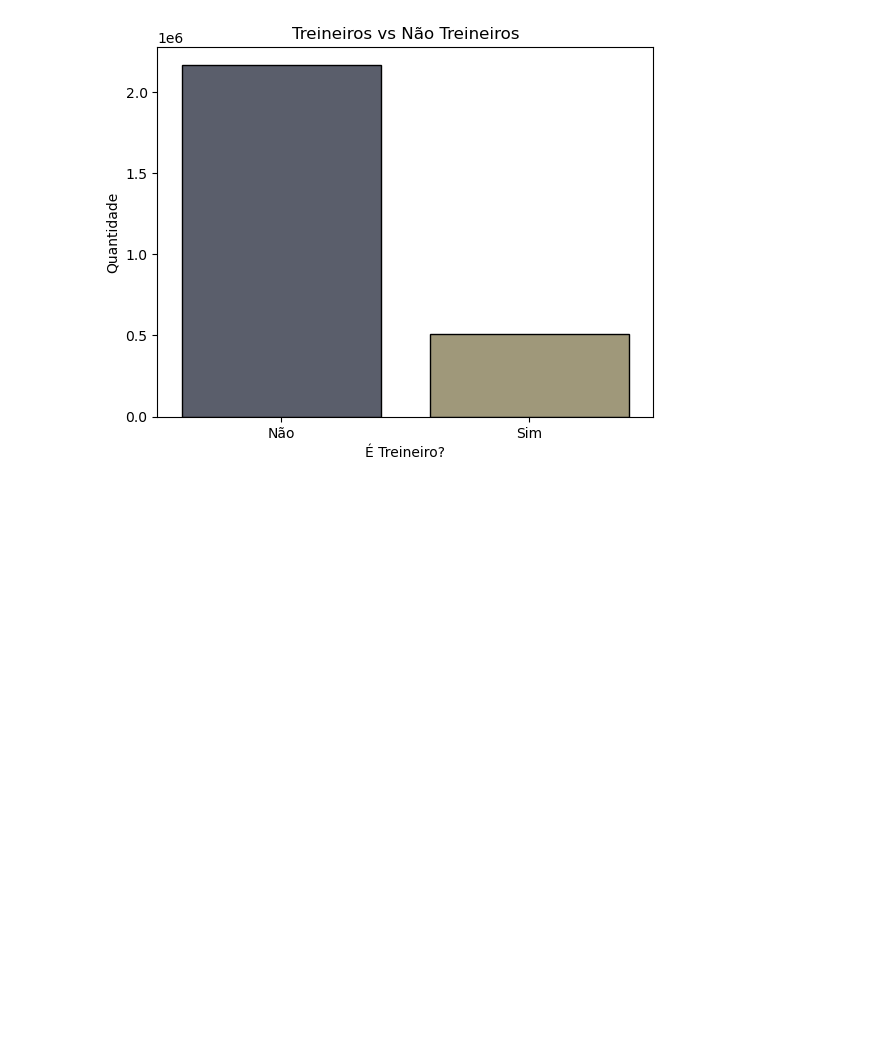
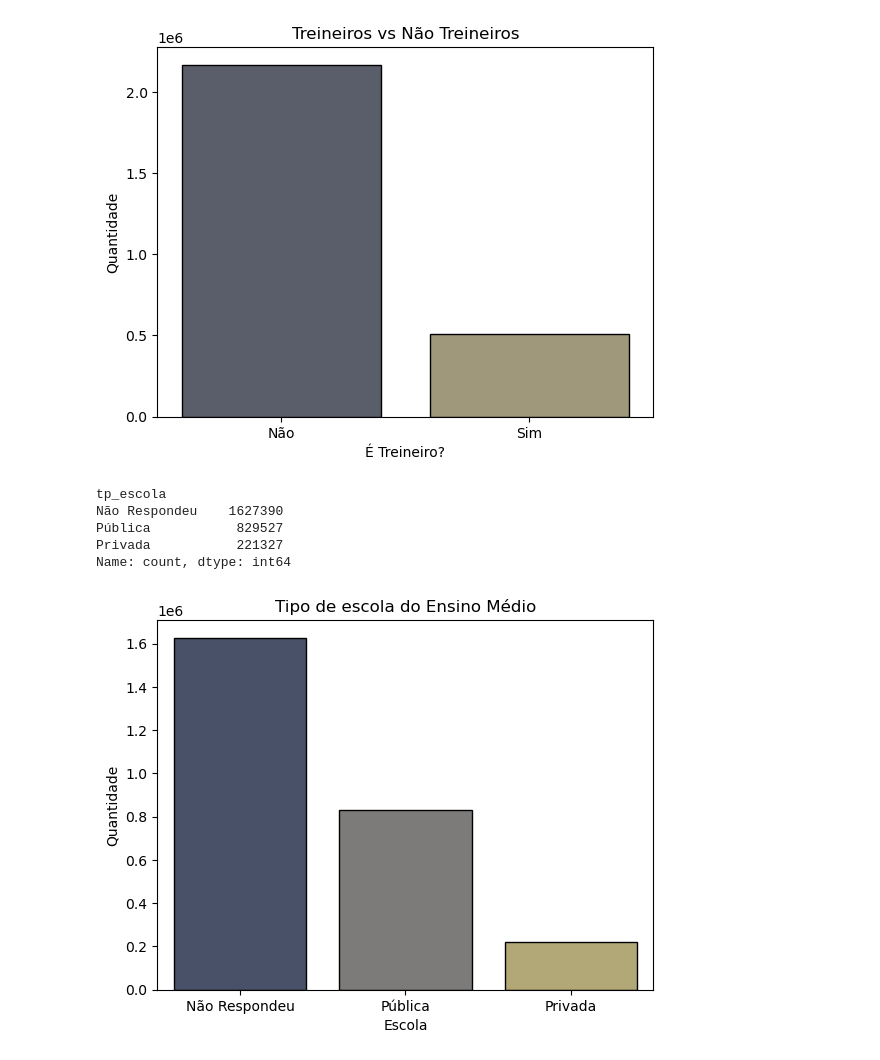
Before and after one commit to LucasArauj99/analise-enem-2023, a Jupyter notebook: analise_enem_2023.ipynb, the cells around one changed output. Saved outputs shown, nothing was run; the diff lists cells and outputs as text; code cells hidden in the pictures; blank space fills up the shorter version.

```diff
--- a/analise_enem_2023.ipynb
+++ b/analise_enem_2023.ipynb
@@ -266,3 +266,28 @@ plt.ylabel('Quantidade')
 plt.show()
 # %% [output]
 [figure]
+# %%
+#tipo_escola
+escola = {
+    1: 'Não Respondeu',
+    2: 'Pública',
+    3: 'Privada'
+}
+dados['tp_escola'] = dados['tipo_escola'].map(escola)
+dados['tp_escola'].value_counts()
+# %% [output]
+tp_escola
+Não Respondeu    1627390
+Pública           829527
+Privada           221327
+Name: count, dtype: int64
+# %%
+#plt.figure(figsize=(15, 6))
+sns.countplot(data=dados, x='tp_escola', hue='tp_escola', palette='cividis', edgecolor='black', legend=False)
+plt.title('Tipo de escola do Ensino Médio')
+plt.xlabel('Escola')
+plt.ylabel('Quantidade')
+#plt.xticks(rotation=55)
+plt.show()
+# %% [output]
+[figure, added]
```
Also changed, not shown: parts of 15 cells of this notebook.
